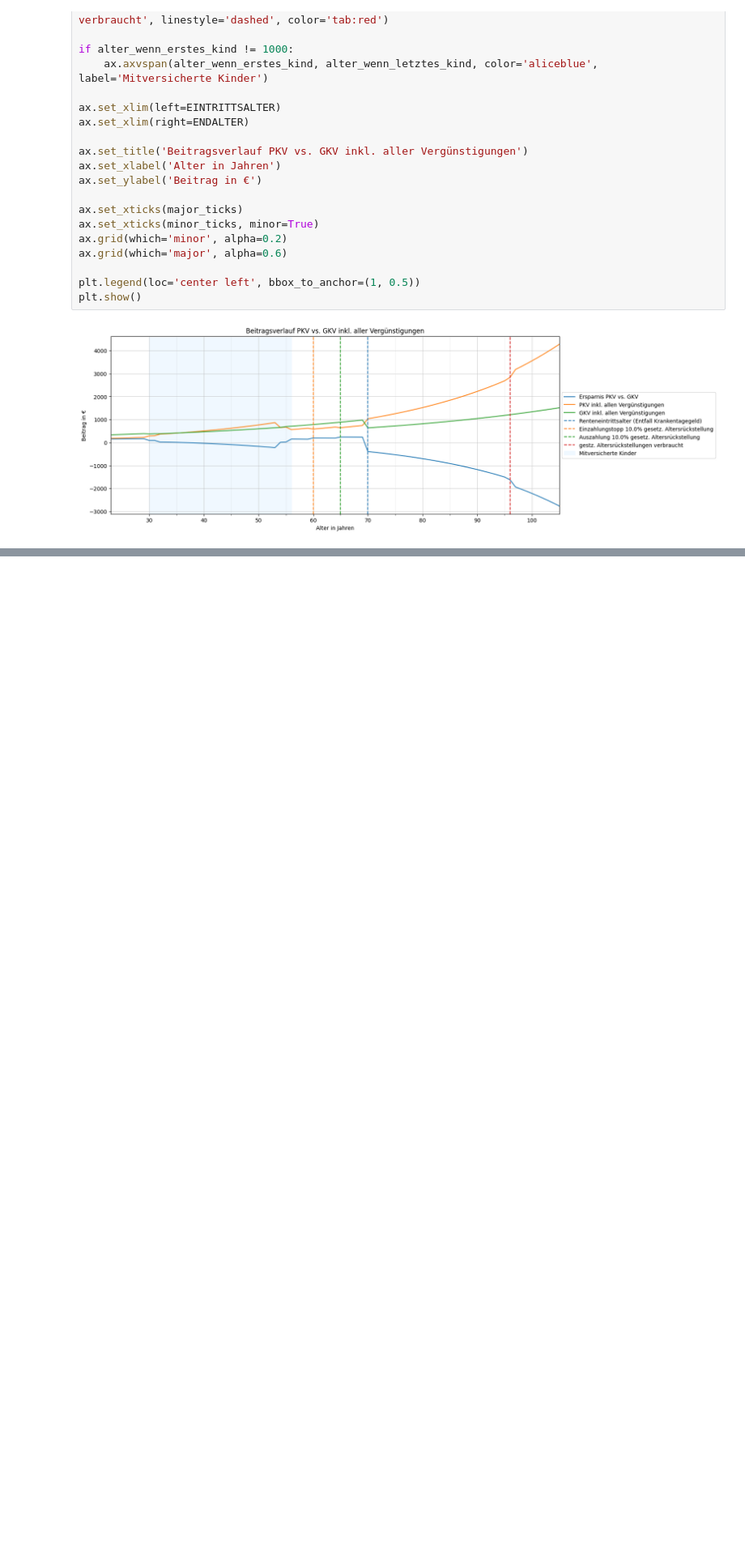
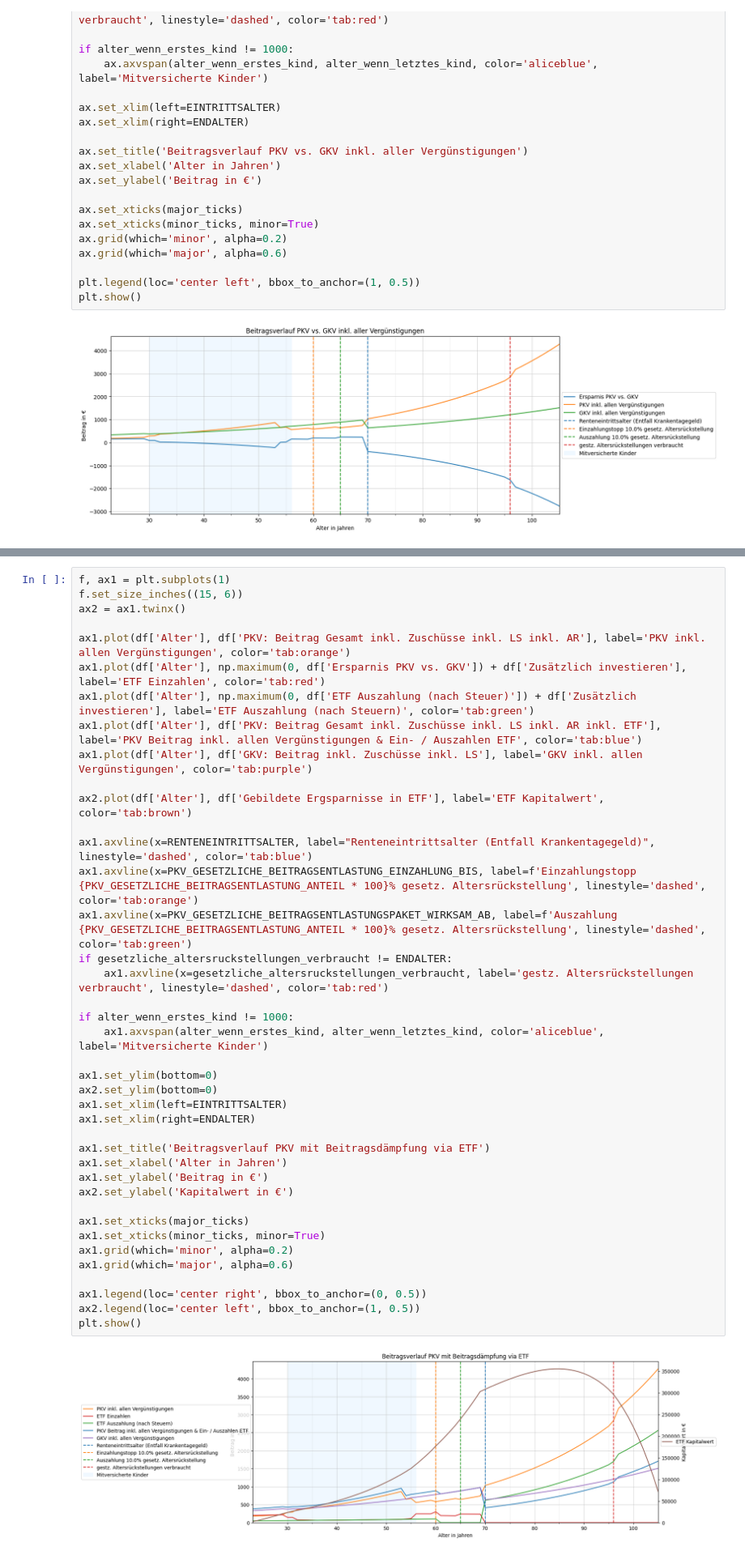
Before and after one commit to maxileith/pkv-kosten, a Jupyter notebook: notebook.ipynb, the cells around one changed output, grey strips where cells are left out. Shown at 81% size. Cells and saved outputs as stored; diff of their text form; blank space fills up the shorter version.

```diff
--- a/notebook.ipynb
+++ b/notebook.ipynb
@@ -717,0 +723,42 @@ plt.show()
+# %%
+f, ax1 = plt.subplots(1)
+f.set_size_inches((15, 6))
+ax2 = ax1.twinx()
+
+ax1.plot(df['Alter'], df['PKV: Beitrag Gesamt inkl. Zuschüsse inkl. LS inkl. AR'], label='PKV inkl. allen Vergünstigungen', color='tab:orange')
+ax1.plot(df['Alter'], np.maximum(0, df['Ersparnis PKV vs. GKV']) + df['Zusätzlich investieren'], label='ETF Einzahlen', color='tab:red')
+ax1.plot(df['Alter'], np.maximum(0, df['ETF Auszahlung (nach Steuer)']) + df['Zusätzlich investieren'], label='ETF Auszahlung (nach Steuern)', color='tab:green')
+ax1.plot(df['Alter'], df['PKV: Beitrag Gesamt inkl. Zuschüsse inkl. LS inkl. AR inkl. ETF'], label='PKV Beitrag inkl. allen Vergünstigungen & Ein- / Auszahlen ETF', color='tab:blue')
+ax1.plot(df['Alter'], df['GKV: Beitrag inkl. Zuschüsse inkl. LS'], label='GKV inkl. allen Vergünstigungen', color='tab:purple')
+
+ax2.plot(df['Alter'], df['Gebildete Ergsparnisse in ETF'], label='ETF Kapitalwert', color='tab:brown')
+
+ax1.axvline(x=RENTENEINTRITTSALTER, label="Renteneintrittsalter (Entfall Krankentagegeld)", linestyle='dashed', color='tab:blue')
+ax1.axvline(x=PKV_GESETZLICHE_BEITRAGSENTLASTUNG_EINZAHLUNG_BIS, label=f'Einzahlungstopp {PKV_GESETZLICHE_BEITRAGSENTLASTUNG_ANTEIL * 100}% gesetz. Altersrückstellung', linestyle='dashed', color='tab:orange')
+ax1.axvline(x=PKV_GESETZLICHE_BEITRAGSENTLASTUNGSPAKET_WIRKSAM_AB, label=f'Auszahlung {PKV_GESETZLICHE_BEITRAGSENTLASTUNG_ANTEIL * 100}% gesetz. Altersrückstellung', linestyle='dashed', color='tab:green')
+if gesetzliche_altersruckstellungen_verbraucht != ENDALTER:
+    ax1.axvline(x=gesetzliche_altersruckstellungen_verbraucht, label='gestz. Altersrückstellungen verbraucht', linestyle='dashed', color='tab:red')
+
+if alter_wenn_erstes_kind != 1000:
+    ax1.axvspan(alter_wenn_erstes_kind, alter_wenn_letztes_kind, color='aliceblue', label='Mitversicherte Kinder')
+
+ax1.set_ylim(bottom=0)
+ax2.set_ylim(bottom=0)
+ax1.set_xlim(left=EINTRITTSALTER)
+ax1.set_xlim(right=ENDALTER)
+
+ax1.set_title('Beitragsverlauf PKV mit Beitragsdämpfung via ETF')
+ax1.set_xlabel('Alter in Jahren')
+ax1.set_ylabel('Beitrag in €')
+ax2.set_ylabel('Kapitalwert in €')
+
+ax1.set_xticks(major_ticks)
+ax1.set_xticks(minor_ticks, minor=True)
+ax1.grid(which='minor', alpha=0.2)
+ax1.grid(which='major', alpha=0.6)
+
+ax1.legend(loc='center right', bbox_to_anchor=(0, 0.5))
+ax2.legend(loc='center left', bbox_to_anchor=(1, 0.5))
+plt.show()
+# %% [output]
+[figure, added]
```
Also changed, not shown: parts of 5 cells of this notebook.
